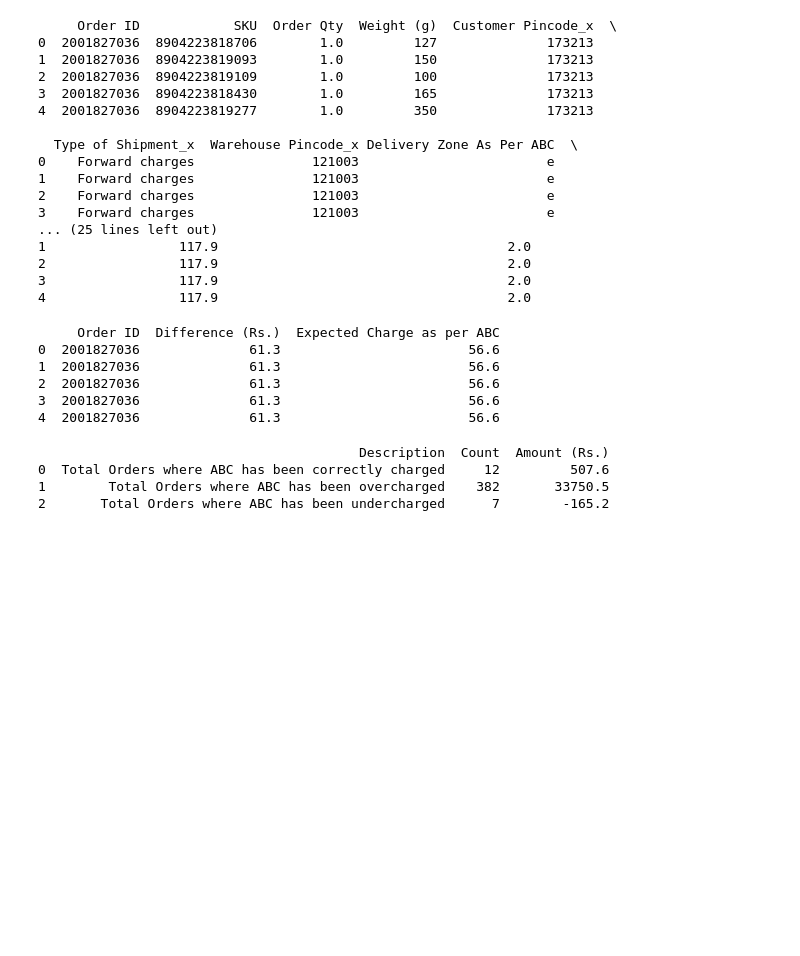
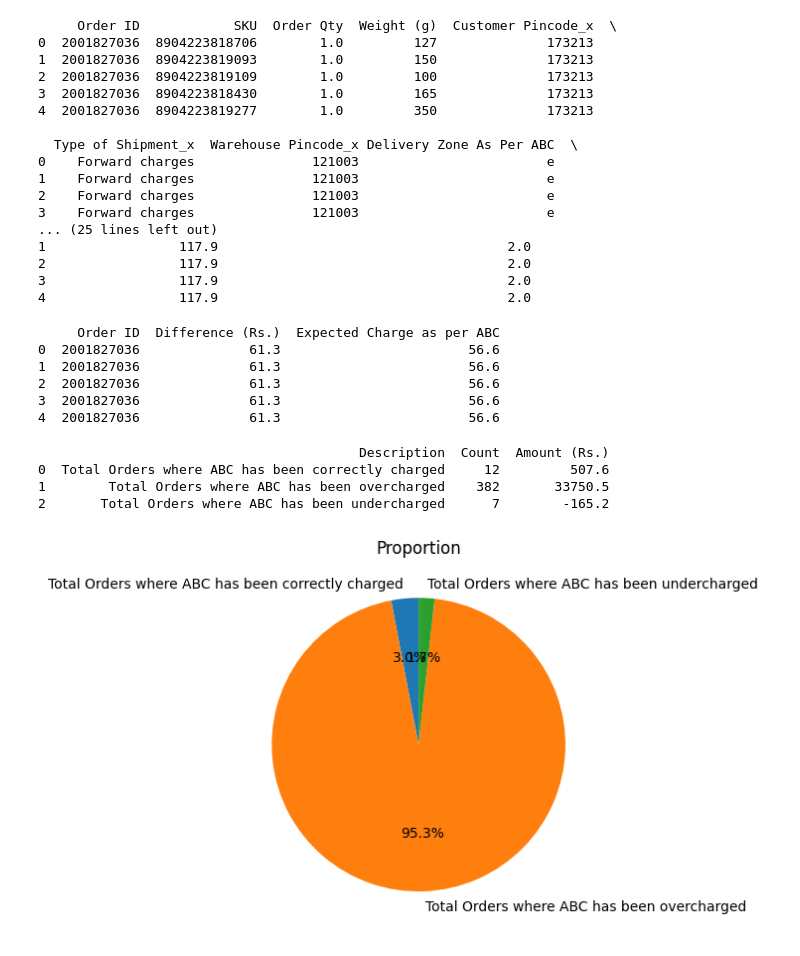
Before and after one commit to shushantranjan28/B2B-Courier-Charges-Accuracy-Analysis, a Jupyter notebook: main.ipynb, the cells around one changed output. Cells and saved outputs as stored; diff of their text form; code cells hidden in the pictures; blank space fills up the shorter version.

```diff
--- a/main.ipynb
+++ b/main.ipynb
@@ -237,0 +231,11 @@ fig.show()
+# %%
+# Create a pie chart
+plt.pie(df_summary['Count'], labels=df_summary['Description'], autopct='%1.1f%%', startangle=90)
+
+# Add a title
+plt.title('Proportion')
+
+# Display the chart
+plt.show()
+# %% [output]
+[figure, added]
```
Also changed, not shown: parts of 3 cells of this notebook.
